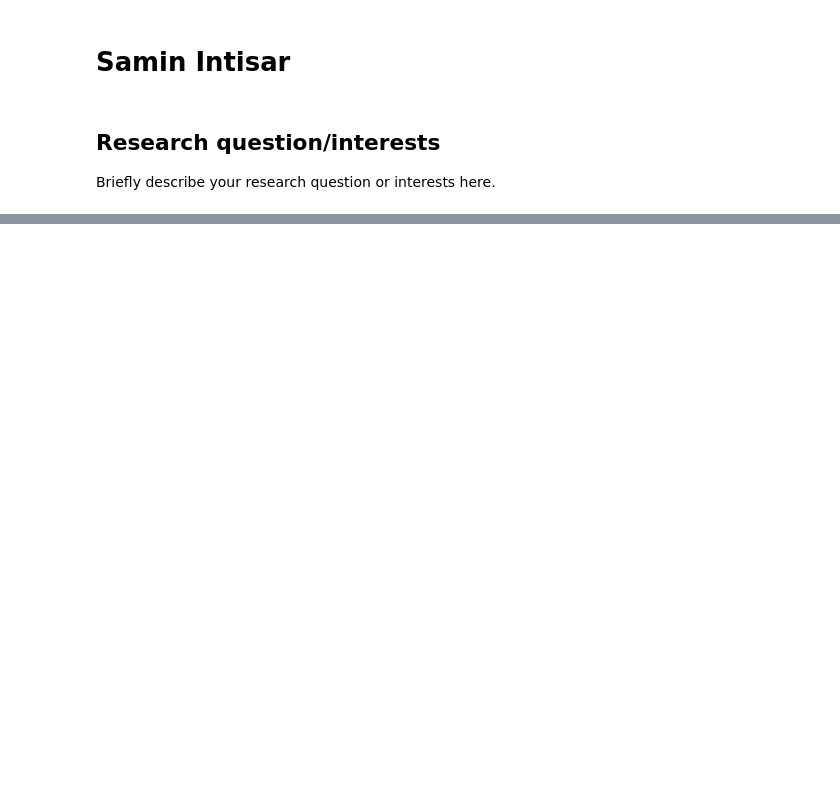
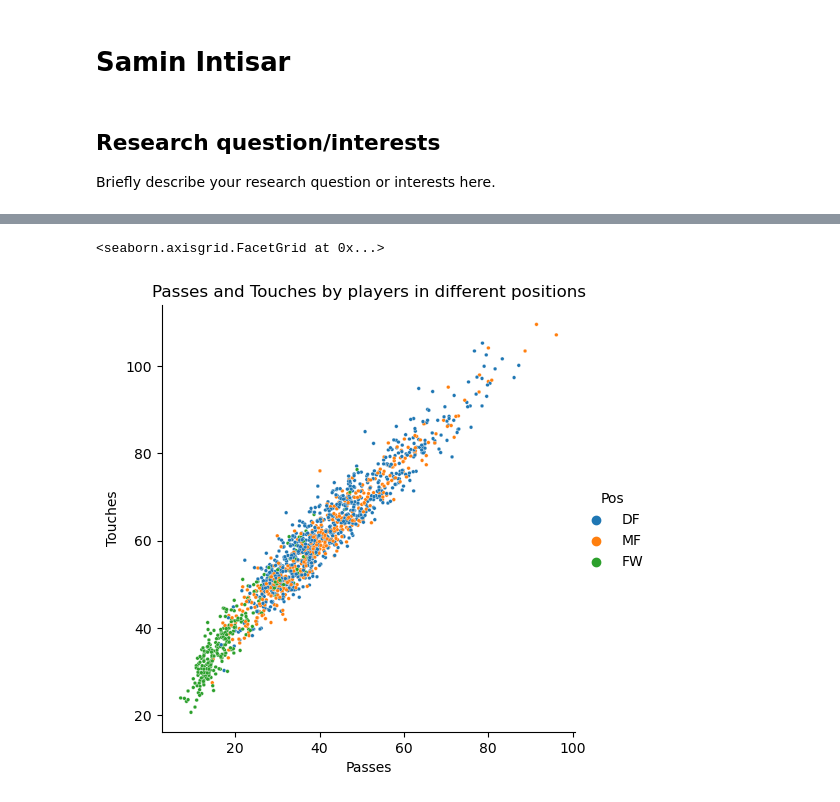
Before and after one commit to ubco-W2022T1-cosc301/project-group-25, a Jupyter notebook: notebooks/analysis1.ipynb, the cells around one changed output, grey strips where cells are left out. Cells and saved outputs as stored; diff of their text form; code cells hidden in the pictures; blank space fills up the shorter version.

```diff
--- a/notebooks/analysis1.ipynb
+++ b/notebooks/analysis1.ipynb
@@ -41,0 +12,15 @@ Index(['Rk', 'Player', 'Nation', 'Pos', 'Squad', 'Comp', 'Age', 'Born', 'MP',
+# %%
+df = pd.read_csv("../data/raw/Stats.csv", encoding="ISO-8859-1", delimiter = ";")
+
+#Deleting unnecessary rows
+df = df.drop(df[df.Min < 300].index)
+df = df.drop(df[df.Pos == 'GK'].index)
+df = df.drop(df[df.Pos == 'GKMF'].index)
+df = df.drop(df[df.Pos == 'MFFW'].index)
+df = df.drop(df[df.Pos == 'FWMF'].index)
+df = df.drop(df[df.Pos == 'MFDF'].index)
+df = df.drop(df[df.Pos == 'DFMF'].index)
+df = df.drop(df[df.Pos == 'FWDF'].index)
+df = df.drop(df[df.Pos == 'DFFW'].index)
+
+print(df)
@@ -63,0 +115,12 @@ sns.heatmap(corelation,
+# %%
+#Scatter Plot
+sns.relplot(x = 'PasTotCmp',
+            y = 'Touches',
+            hue = 'Pos',
+            data = df,
+            s = 7).set(xlabel = 'Passes',
+                                  ylabel = 'Touches',
+                                  title = 'Passes and Touches by players in different positions')
+# %% [output]
+<seaborn.axisgrid.FacetGrid at 0x...>
+[figure, added]
```
Also changed, not shown: parts of 12 cells of this notebook.
